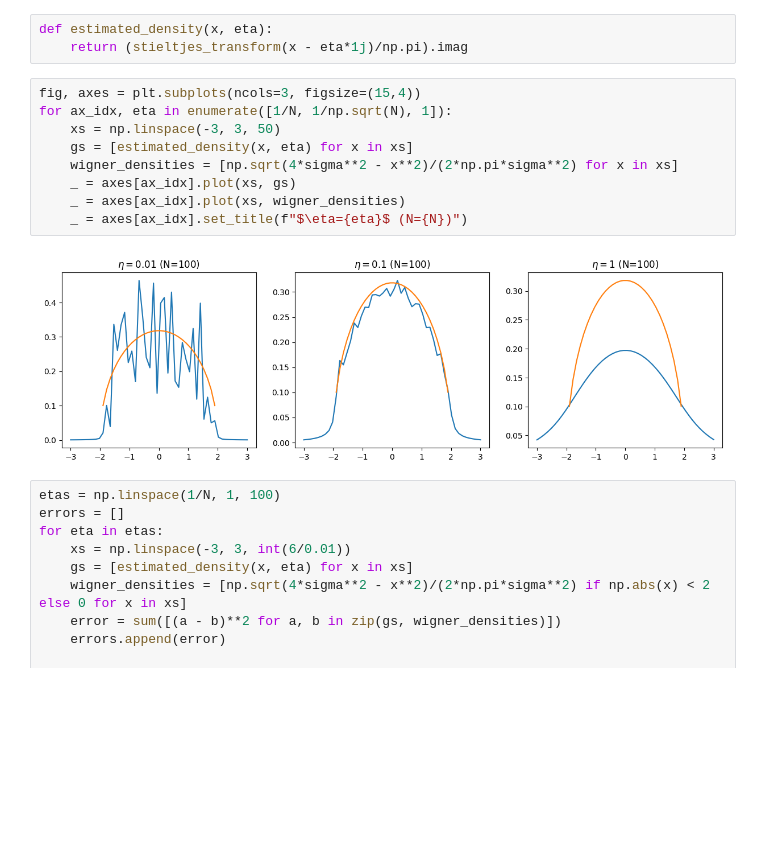
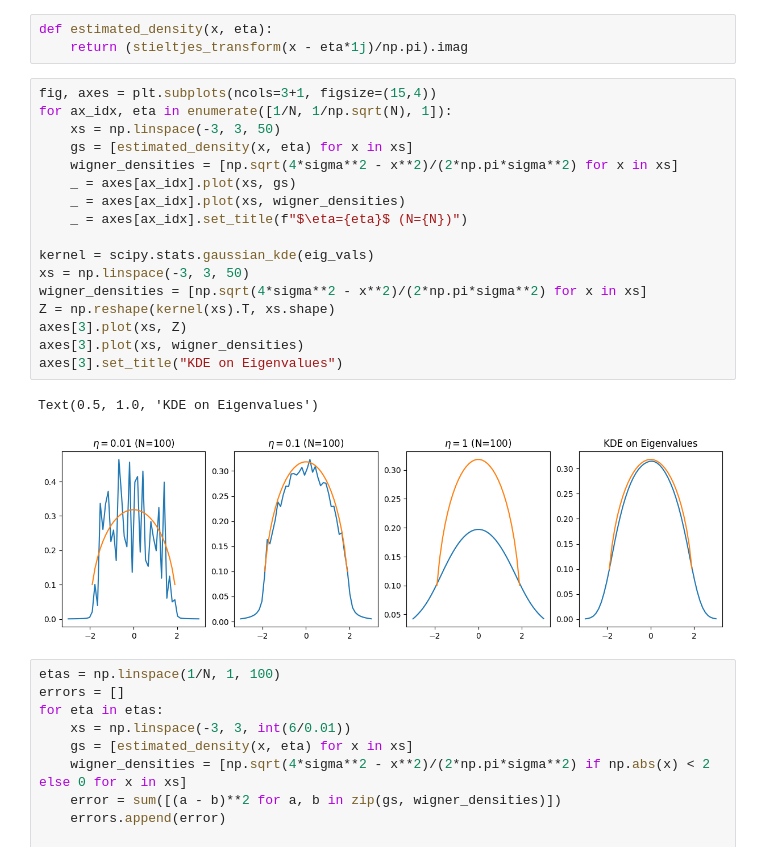
Before and after one commit to adrianbeer/RandomMatrixTheory, a Jupyter notebook: Code/Exercise_2_3_2_Stieltjes_Transform.ipynb, the cells around one changed output. Saved outputs shown, nothing was run; the diff lists cells and outputs as text; blank space fills up the shorter version.

```diff
--- a/Code/Exercise_2_3_2_Stieltjes_Transform.ipynb
+++ b/Code/Exercise_2_3_2_Stieltjes_Transform.ipynb
@@ -17,16 +18,25 @@ def stieltjes_transform(z):
 def estimated_density(x, eta):
     return (stieltjes_transform(x - eta*1j)/np.pi).imag
 # %%
-fig, axes = plt.subplots(ncols=3, figsize=(15,4))
+fig, axes = plt.subplots(ncols=3+1, figsize=(15,4))
 for ax_idx, eta in enumerate([1/N, 1/np.sqrt(N), 1]):
     xs = np.linspace(-3, 3, 50)
     gs = [estimated_density(x, eta) for x in xs]
     wigner_densities = [np.sqrt(4*sigma**2 - x**2)/(2*np.pi*sigma**2) for x in xs]
     _ = axes[ax_idx].plot(xs, gs)
     _ = axes[ax_idx].plot(xs, wigner_densities)
     _ = axes[ax_idx].set_title(f"$\eta={eta}$ (N={N})")
+
+kernel = scipy.stats.gaussian_kde(eig_vals)
+xs = np.linspace(-3, 3, 50)
+wigner_densities = [np.sqrt(4*sigma**2 - x**2)/(2*np.pi*sigma**2) for x in xs]
+Z = np.reshape(kernel(xs).T, xs.shape)
+axes[3].plot(xs, Z)
+axes[3].plot(xs, wigner_densities)
+axes[3].set_title("KDE on Eigenvalues")
 # %% [output]
+Text(0.5, 1.0, 'KDE on Eigenvalues')
-[figure, old version]
+[figure, new version]
 # %%
 etas = np.linspace(1/N, 1, 100)
 errors = []
```
Also changed, not shown: parts of 1 cell of this notebook.
